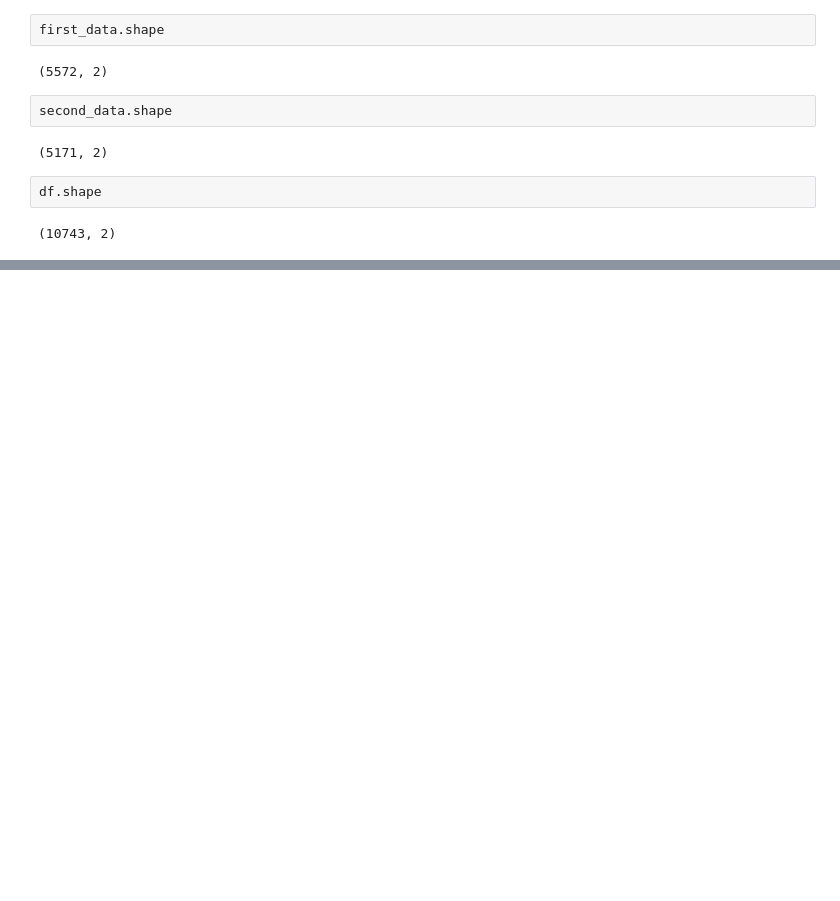
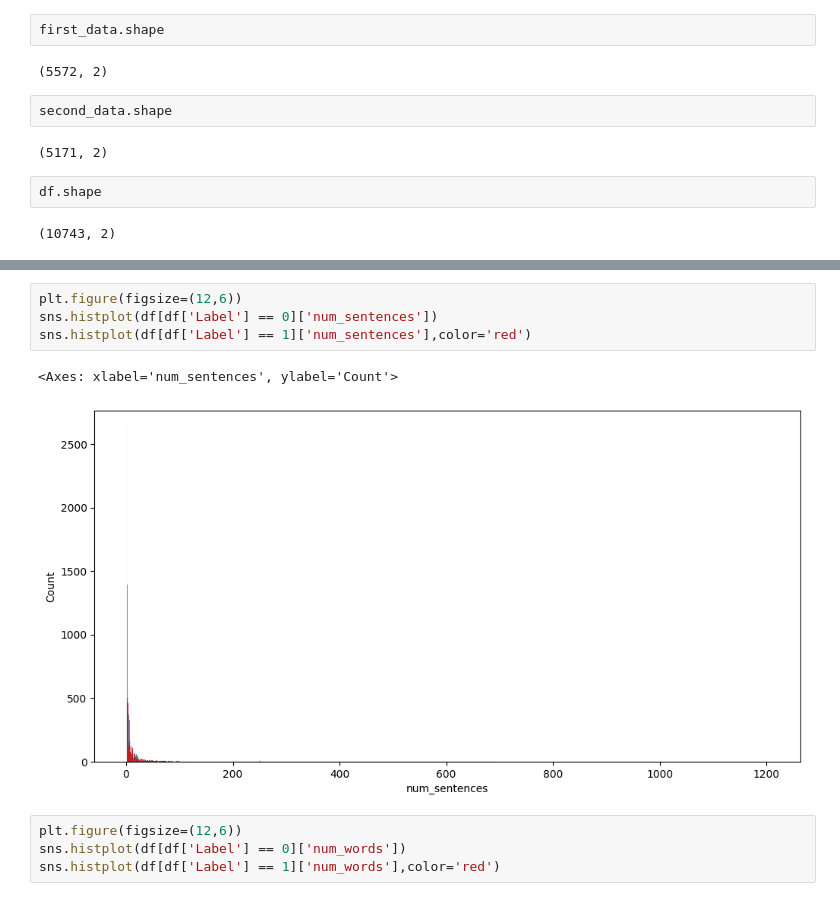
Before and after one commit to CodingWithSatyam/TempliAi, a Jupyter notebook: Model/Model.ipynb, the cells around one changed output, grey strips where cells are left out. Drawn from its saved outputs; the diff is of its cells as text; blank space fills up the shorter version.

```diff
--- a/Model/Model.ipynb
+++ b/Model/Model.ipynb
@@ -97,0 +241,11 @@ df.shape
+# %%
+plt.figure(figsize=(12,6))
+sns.histplot(df[df['Label'] == 0]['num_sentences'])
+sns.histplot(df[df['Label'] == 1]['num_sentences'],color='red')
+# %% [output]
+<Axes: xlabel='num_sentences', ylabel='Count'>
+[figure, added]
+# %%
+plt.figure(figsize=(12,6))
+sns.histplot(df[df['Label'] == 0]['num_words'])
+sns.histplot(df[df['Label'] == 1]['num_words'],color='red')
```
Also changed, not shown: parts of 33 cells of this notebook, 13 other files.
